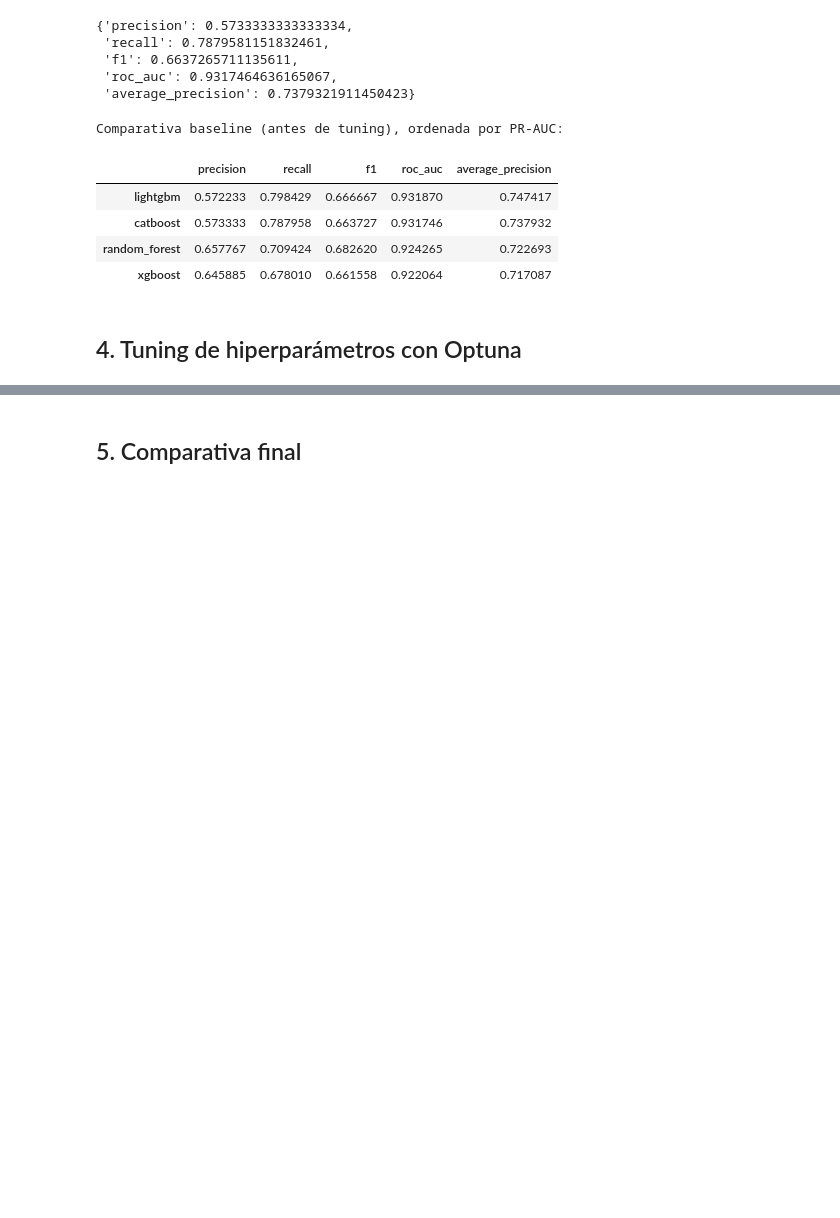
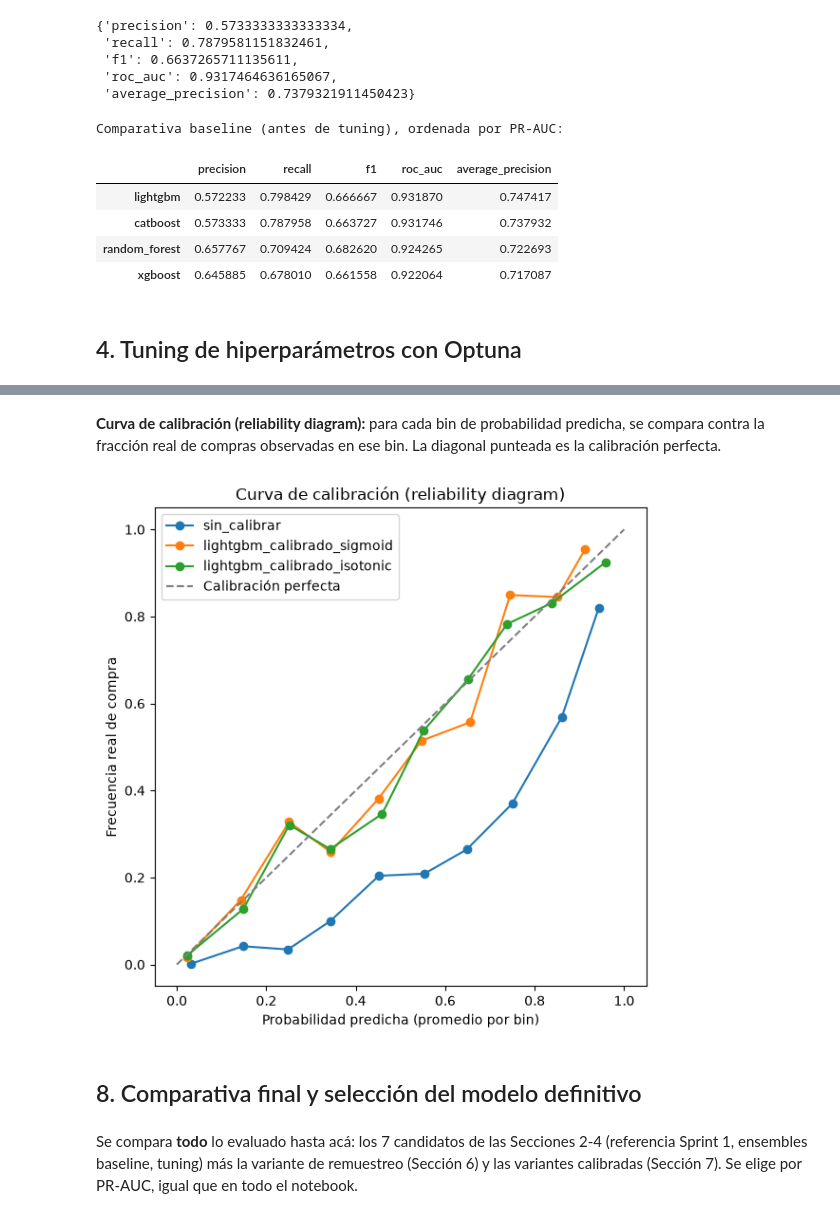
Before and after one commit to lucasbottino9/Proyecto-Final-Henry, a Jupyter notebook: notebooks/modeling_avanzado.ipynb, the cells around one changed output, grey strips where cells are left out. Drawn from its saved outputs; the diff is of its cells as text; code cells hidden in the pictures; blank space fills up the shorter version.

```diff
--- a/notebooks/modeling_avanzado.ipynb
+++ b/notebooks/modeling_avanzado.ipynb
@@ -273,0 +295,3 @@ catboost_tuned: 205.1s, 30 trials, mejor PR-AUC en CV=0.7542, PR-AUC en test=0.7
+# %%
+tabla_interina = comparar_modelos(resultados, criterio="average_precision")
+tabla_interina
@@ -274,3 +422,26 @@ catboost_tuned: 205.1s, 30 trials, mejor PR-AUC en CV=0.7542, PR-AUC en test=0.7
+# %% [markdown]
+**Curva de calibración (reliability diagram):** para cada bin de probabilidad predicha, se
+compara contra la fracción real de compras observadas en ese bin. La diagonal punteada es la
+calibración perfecta.
+# %%
+plt.figure(figsize=(6, 6))
+candidatos_calibracion = [("sin_calibrar", mejor_modelo)] + list(modelos_calibrados.items())
+for nombre, modelo_cal in candidatos_calibracion:
+    prob_true, prob_pred = calibration_curve(y_test, modelo_cal.predict_proba(X_test)[:, 1], n_bins=10)
+    plt.plot(prob_pred, prob_true, marker="o", label=nombre)
+plt.plot([0, 1], [0, 1], linestyle="--", color="gray", label="Calibración perfecta")
+plt.xlabel("Probabilidad predicha (promedio por bin)")
+plt.ylabel("Frecuencia real de compra")
+plt.title("Curva de calibración (reliability diagram)")
+plt.legend()
+plt.tight_layout()
+plt.show()
+# %% [output]
+[figure, added]
 # %% [markdown]
-## 5. Comparativa final
+## 8. Comparativa final y selección del modelo definitivo
+# %% [markdown]
+Se compara **todo** lo evaluado hasta acá: los 7 candidatos de las Secciones 2-4 (referencia
+Sprint 1, ensembles baseline, tuning) más la variante de remuestreo (Sección 6) y las variantes
+calibradas (Sección 7). Se elige por PR-AUC, igual que en todo el notebook.
 # %%
```
Also changed, not shown: parts of 29 cells of this notebook, 2 other files.
